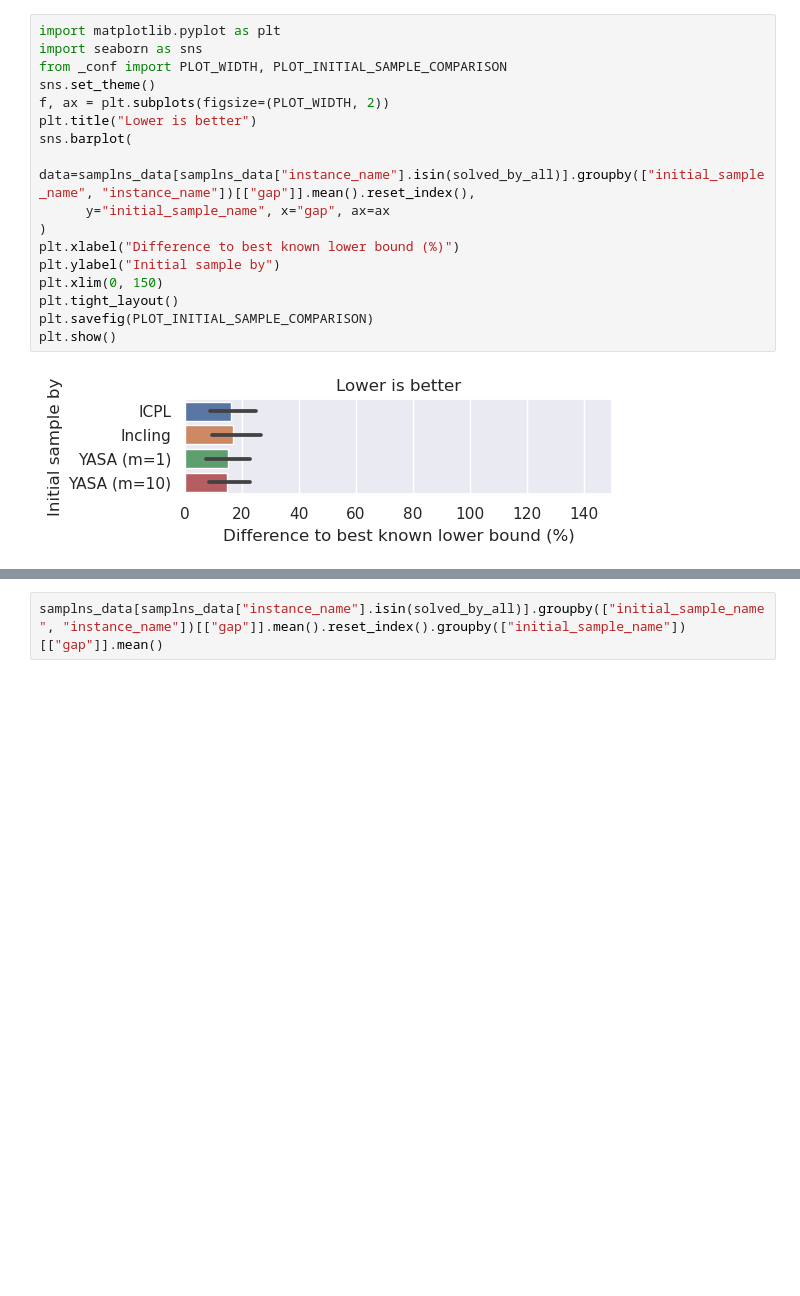
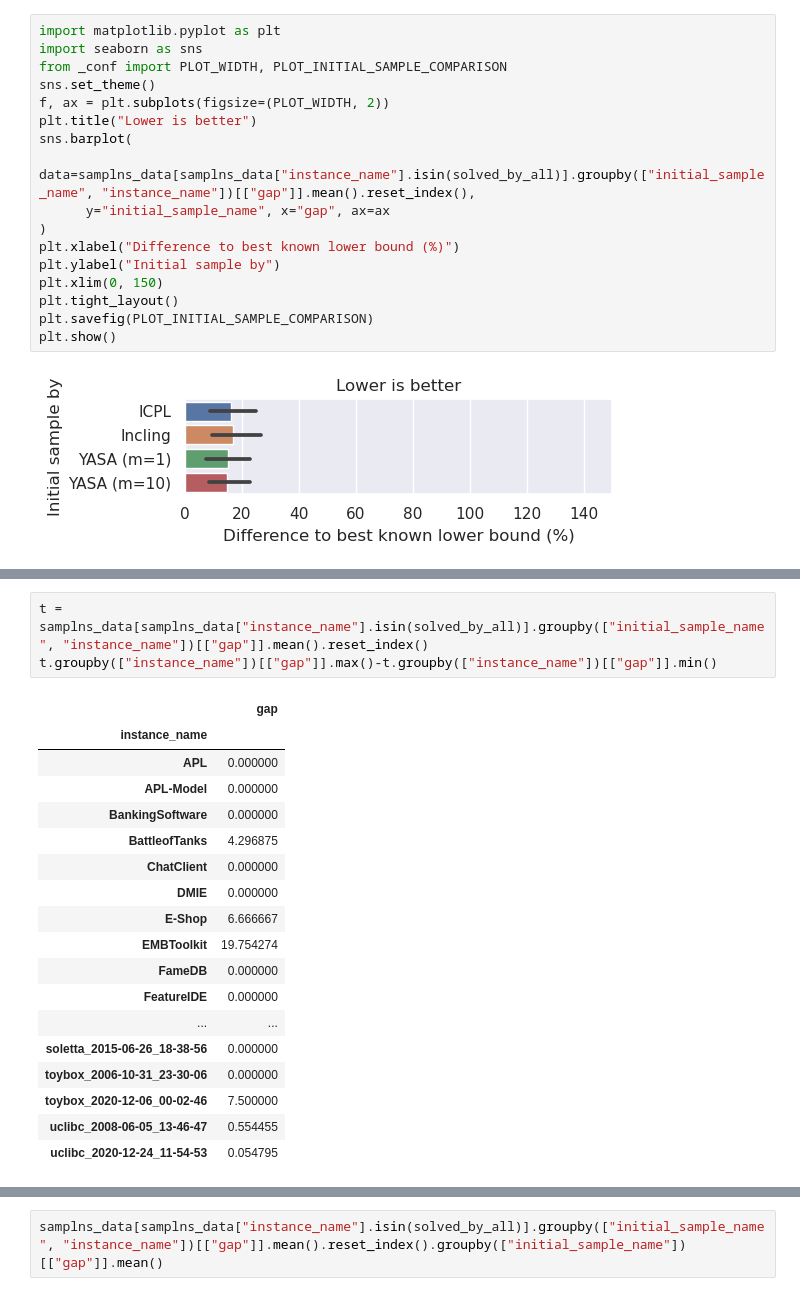
Before and after one commit to tubs-alg/SampLNS, a Jupyter notebook: evaluation/05_initial_sample_comparison/05_lower_bound_gap.ipynb, the cells around one changed output, grey strips where cells are left out. Saved outputs shown, nothing was run; the diff lists cells and outputs as text; blank space fills up the shorter version.

```diff
--- a/evaluation/05_initial_sample_comparison/05_lower_bound_gap.ipynb
+++ b/evaluation/05_initial_sample_comparison/05_lower_bound_gap.ipynb
@@ -235,3 +236,25 @@ plt.tight_layout()
 plt.show()
 # %% [output]
 [figure]
+# %%
+t = samplns_data[samplns_data["instance_name"].isin(solved_by_all)].groupby(["initial_sample_name", "instance_name"])[["gap"]].mean().reset_index()
+t.groupby(["instance_name"])[["gap"]].max()-t.groupby(["instance_name"])[["gap"]].min()
+# %% [output]
+|  | gap |
+| instance_name |  |
+| APL | 0.000000 |
+| APL-Model | 0.000000 |
+| BankingSoftware | 0.000000 |
+| BattleofTanks | 4.296875 |
+| ChatClient | 0.000000 |
+| DMIE | 0.000000 |
+| E-Shop | 6.666667 |
+| EMBToolkit | 19.754274 |
+| FameDB | 0.000000 |
+| FeatureIDE | 0.000000 |
+| ... | ... |
+| soletta_2015-06-26_18-38-56 | 0.000000 |
+| toybox_2006-10-31_23-30-06 | 0.000000 |
+| toybox_2020-12-06_00-02-46 | 7.500000 |
+| uclibc_2008-06-05_13-46-47 | 0.554455 |
+| uclibc_2020-12-24_11-54-53 | 0.054795 |
```
Also changed, not shown: parts of 3 cells of this notebook, 1 other file.
